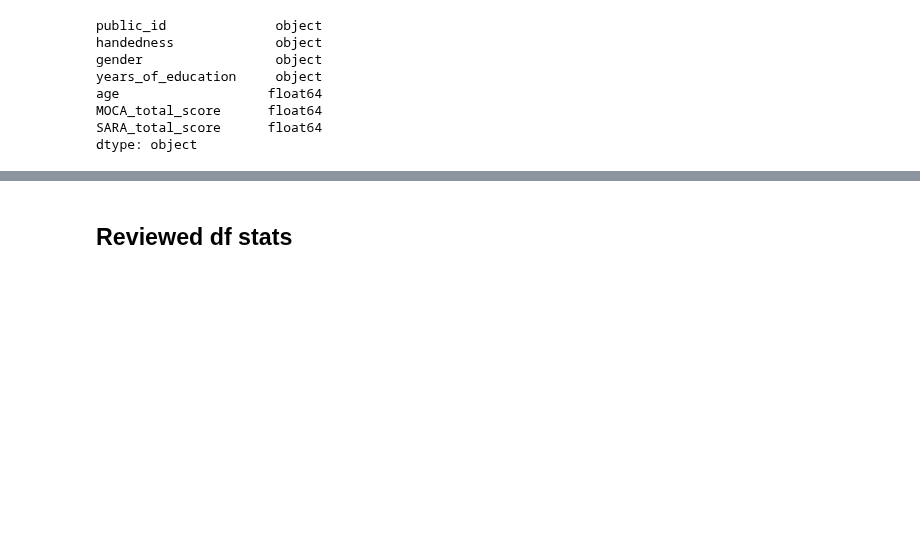
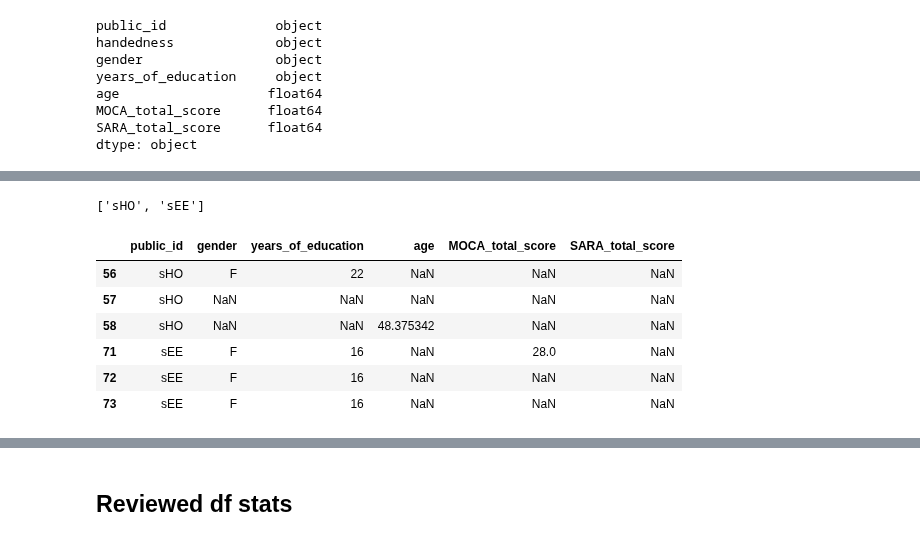
Before and after one commit to sbruinsma1/cort_language, a Jupyter notebook: notebooks/scratch_paper.ipynb, the cells around one changed output, grey strips where cells are left out. Saved outputs shown, nothing was run; the diff lists cells and outputs as text; code cells hidden in the pictures; blank space fills up the shorter version.

```diff
--- a/notebooks/scratch_paper.ipynb
+++ b/notebooks/scratch_paper.ipynb
@@ -191,0 +179,18 @@ Name: public_id, dtype: int64
+# %%
+og_par = df_par['public_id'].unique()
+new_par = df_par_grouped['public_id'].unique()
+list(set(og_par).symmetric_difference(new_par))
+# %% [output]
+['sHO', 'sEE']
+# %%
+df_par = df_par[['public_id', 'gender', 'years_of_education', 'age','MOCA_total_score','SARA_total_score']]
+#df_par.query('public_id == ')
+df_par[df_par['public_id'].isin(['sHO', 'sEE'])]
+# %% [output]
+|  | public_id | gender | years_of_education | age | MOCA_total_score | SARA_total_score |
+| 56 | sHO | F | 22 | NaN | NaN | NaN |
+| 57 | sHO | NaN | NaN | NaN | NaN | NaN |
+| 58 | sHO | NaN | NaN | 48.375342 | NaN | NaN |
+| 71 | sEE | F | 16 | NaN | 28.0 | NaN |
+| 72 | sEE | F | 16 | NaN | NaN | NaN |
+| 73 | sEE | F | 16 | NaN | NaN | NaN |
```
Also changed, not shown: parts of 9 cells of this notebook, 5 other files.
